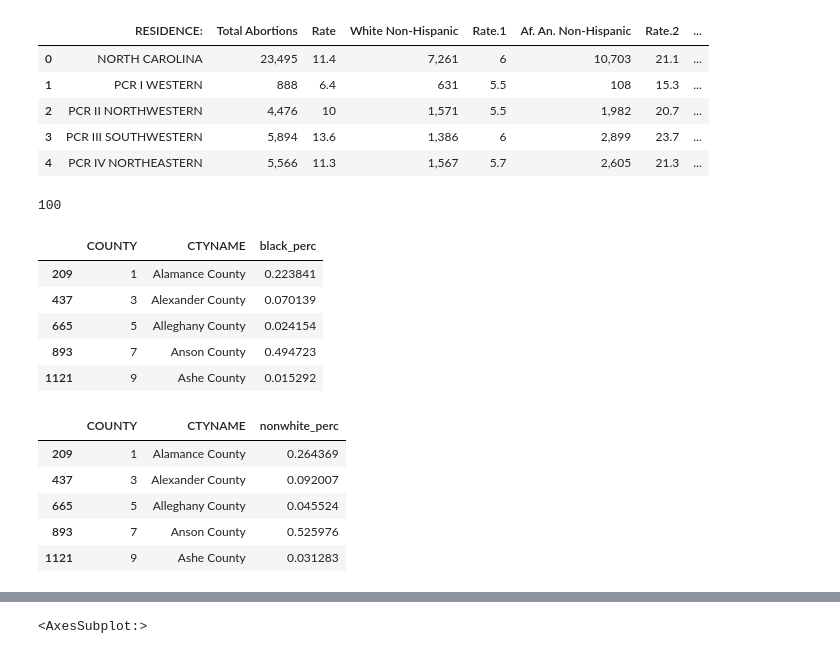
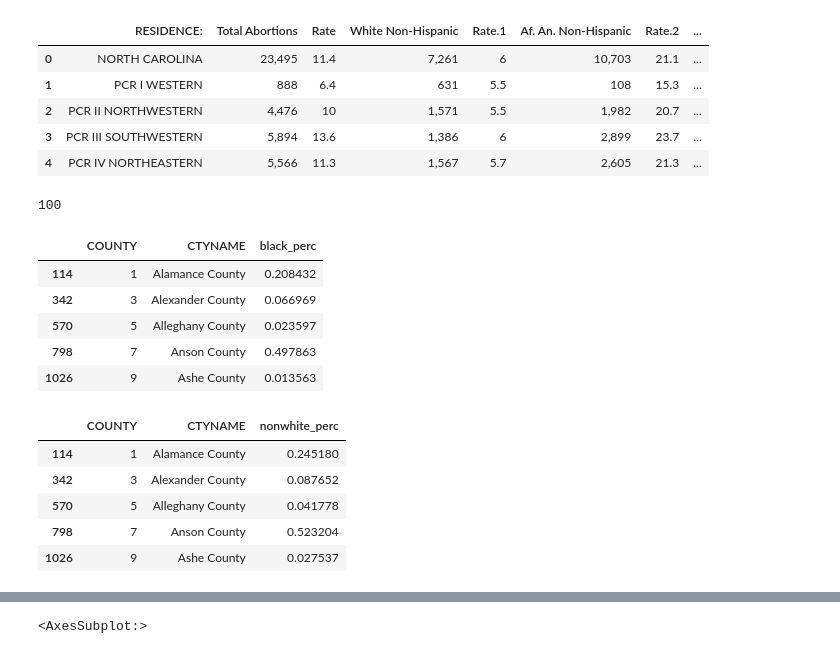
Before and after one commit to parkerfh/CS216_FinalProject, a Jupyter notebook: Lynne's Data Wrangling/County and Demographics.ipynb, the cells around one changed output, grey strips where cells are left out. Saved outputs shown, nothing was run; the diff lists cells and outputs as text; code cells hidden in the pictures.

Commit message:
Changed year from 2019 to 2014

```diff
--- a/Lynne's Data Wrangling/County and Demographics.ipynb
+++ b/Lynne's Data Wrangling/County and Demographics.ipynb
@@ -30,21 +30,21 @@ abortion_dem.head()
 | 3 | PCR III SOUTHWESTERN | 5,894 | 13.6 | 1,386 | 6 | 2,899 | 23.7 | ... |
 | 4 | PCR IV NORTHEASTERN | 5,566 | 11.3 | 1,567 | 5.7 | 2,605 | 21.3 | ... |
 # %%
-demographics = demographics[(demographics["YEAR"] == 12) & (demographics["AGEGRP"] == 0)]
+demographics = demographics[(demographics["YEAR"] == 7) & (demographics["AGEGRP"] == 0)]
 print(len(demographics.index))
 
 #black
 demographics["black_perc"] = (demographics["BAC_MALE"]+demographics["BAC_FEMALE"]) / demographics["TOT_POP"]
 black = demographics[["COUNTY","CTYNAME","black_perc"]]
 black.head()
 # %% [output]
 100
 |  | COUNTY | CTYNAME | black_perc |
-| 209 | 1 | Alamance County | 0.223841 |
-| 437 | 3 | Alexander County | 0.070139 |
-| 665 | 5 | Alleghany County | 0.024154 |
-| 893 | 7 | Anson County | 0.494723 |
-| 1121 | 9 | Ashe County | 0.015292 |
+| 114 | 1 | Alamance County | 0.208432 |
+| 342 | 3 | Alexander County | 0.066969 |
+| 570 | 5 | Alleghany County | 0.023597 |
+| 798 | 7 | Anson County | 0.497863 |
+| 1026 | 9 | Ashe County | 0.013563 |
 # %%
 #nonwhite
 demographics["nonwhite_perc"] = 1 - ((demographics["WA_MALE"]+demographics["WA_FEMALE"]) / demographics["TOT_POP"])
@@ -52,11 +52,11 @@ non_white = demographics[["COUNTY","CTYNAME","nonwhite_perc"]]
 non_white.head()
 # %% [output]
 |  | COUNTY | CTYNAME | nonwhite_perc |
-| 209 | 1 | Alamance County | 0.264369 |
-| 437 | 3 | Alexander County | 0.092007 |
-| 665 | 5 | Alleghany County | 0.045524 |
-| 893 | 7 | Anson County | 0.525976 |
-| 1121 | 9 | Ashe County | 0.031283 |
+| 114 | 1 | Alamance County | 0.245180 |
+| 342 | 3 | Alexander County | 0.087652 |
+| 570 | 5 | Alleghany County | 0.041778 |
+| 798 | 7 | Anson County | 0.523204 |
+| 1026 | 9 | Ashe County | 0.027537 |
 # %%
 nc_map = gpd.read_file('../data/nc_county_2020_shp')
 nc_map.head()
```
Also changed, not shown: parts of 4 cells of this notebook, 1 other file.
